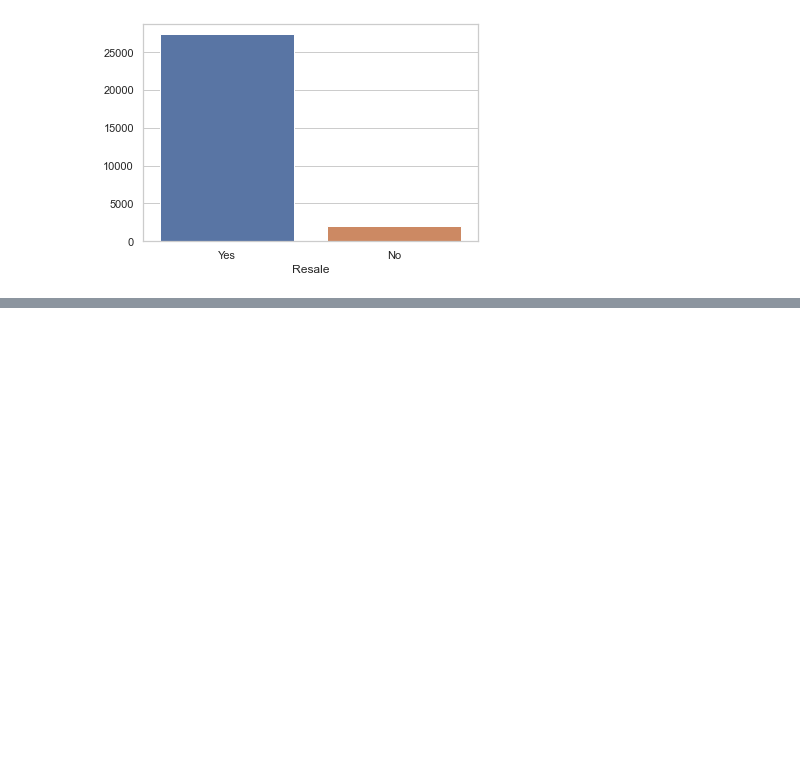
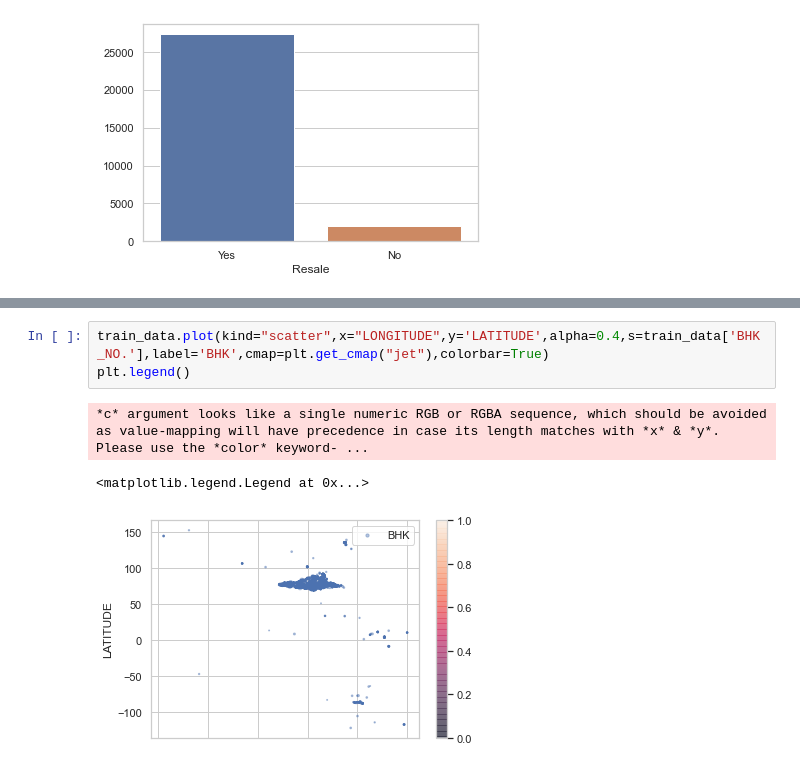
Before and after one commit to ethender/masterssemsterc, a Jupyter notebook: pricesprediction.ipynb, the cells around one changed output, grey strips where cells are left out. Drawn from its saved outputs; the diff is of its cells as text; blank space fills up the shorter version.

```diff
--- a/pricesprediction.ipynb
+++ b/pricesprediction.ipynb
@@ -380,0 +464,7 @@ ax.set(xlabel='Resale');
+# %%
+train_data.plot(kind="scatter",x="LONGITUDE",y='LATITUDE',alpha=0.4,s=train_data['BHK_NO.'],label='BHK',cmap=plt.get_cmap("jet"),colorbar=True)
+plt.legend()
+# %% [output]
+*c* argument looks like a single numeric RGB or RGBA sequence, which should be avoided as value-mapping will have precedence in case its length matches with *x* & *y*.  Please use the *color* keyword- ...
+<matplotlib.legend.Legend at 0x...>
+[figure, added]
```
Also changed, not shown: parts of 7 cells of this notebook, 2 other files.
